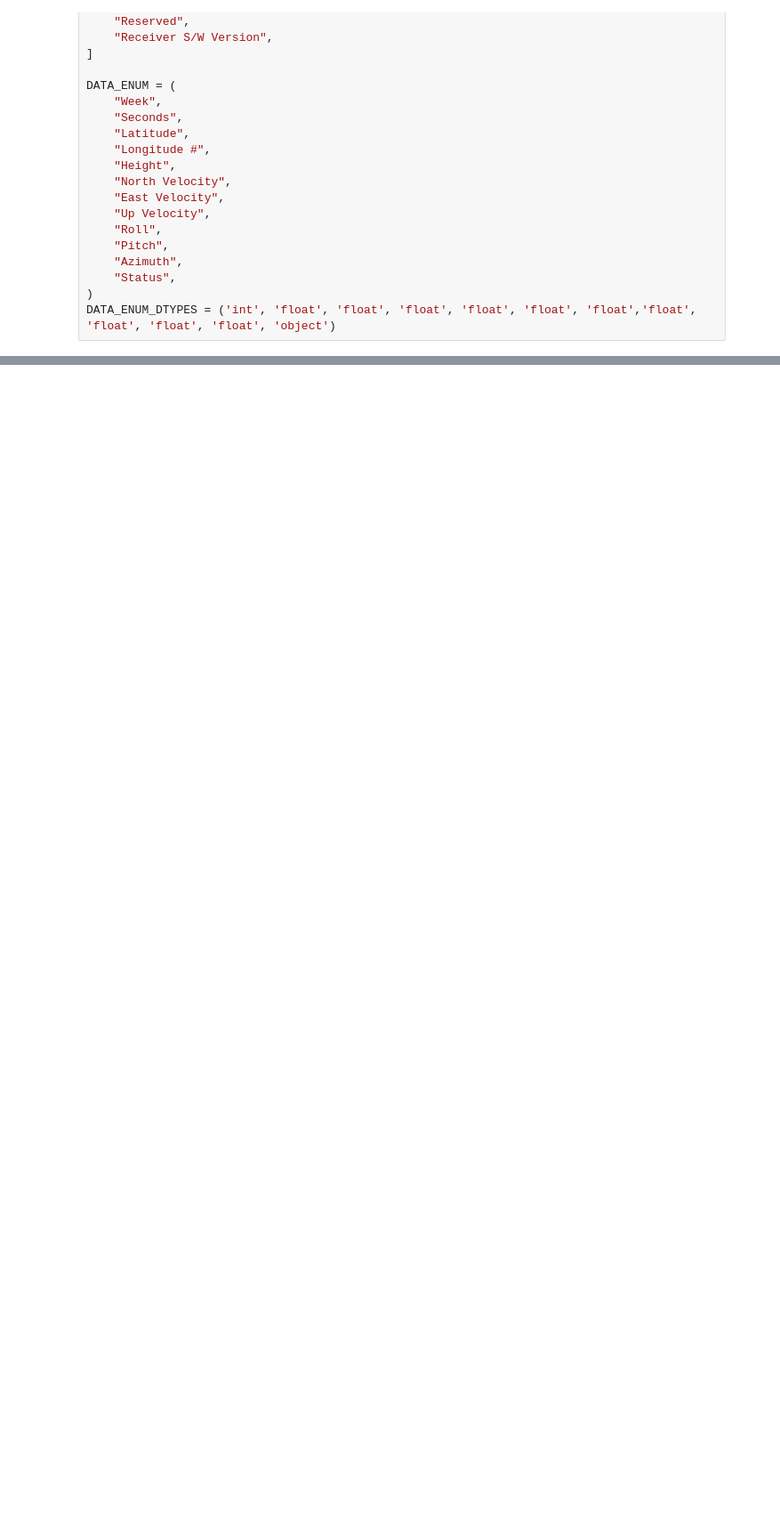
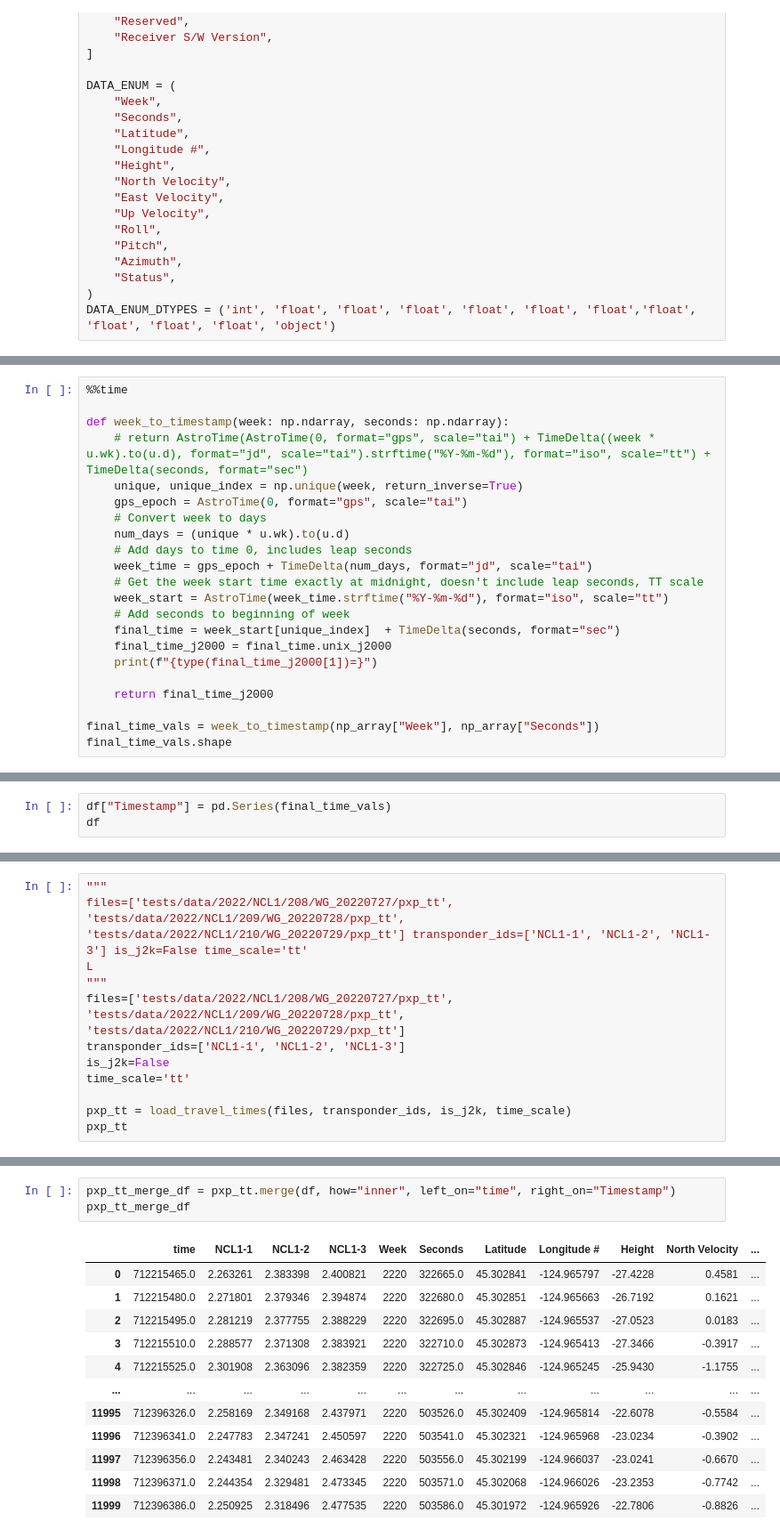
Before and after one commit to seafloor-geodesy/gnatss, a Jupyter notebook: decode_INSVPAA.ipynb, the cells around one changed output, grey strips where cells are left out. Shown at 89% size. Saved outputs shown, nothing was run; the diff lists cells and outputs as text; blank space fills up the shorter version.

```diff
--- a/decode_INSVPAA.ipynb
+++ b/decode_INSVPAA.ipynb
@@ -246,0 +244,22 @@ Wall time: 20.9 s
+# %%
+%%time
+
+def week_to_timestamp(week: np.ndarray, seconds: np.ndarray):
+    # return AstroTime(AstroTime(0, format="gps", scale="tai") + TimeDelta((week * u.wk).to(u.d), format="jd", scale="tai").strftime("%Y-%m-%d"), format="iso", scale="tt") + TimeDelta(seconds, format="sec")
+    unique, unique_index = np.unique(week, return_inverse=True)
+    gps_epoch = AstroTime(0, format="gps", scale="tai")
+    # Convert week to days
+    num_days = (unique * u.wk).to(u.d)
+    # Add days to time 0, includes leap seconds
+    week_time = gps_epoch + TimeDelta(num_days, format="jd", scale="tai")
+    # Get the week start time exactly at midnight, doesn't include leap seconds, TT scale
+    week_start = AstroTime(week_time.strftime("%Y-%m-%d"), format="iso", scale="tt")
+    # Add seconds to beginning of week
+    final_time = week_start[unique_index]  + TimeDelta(seconds, format="sec")
+    final_time_j2000 = final_time.unix_j2000
+    print(f"{type(final_time_j2000[1])=}")
+
+    return final_time_j2000
+
+final_time_vals = week_to_timestamp(np_array["Week"], np_array["Seconds"])
+final_time_vals.shape
@@ -246,0 +290,3 @@ Wall time: 20.9 s
+# %%
+df["Timestamp"] = pd.Series(final_time_vals)
+df
@@ -246,0 +397,12 @@ Wall time: 20.9 s
+# %%
+"""
+files=['tests/data/2022/NCL1/208/WG_20220727/pxp_tt', 'tests/data/2022/NCL1/209/WG_20220728/pxp_tt', 'tests/data/2022/NCL1/210/WG_20220729/pxp_tt'] transponder_ids=['NCL1-1', 'NCL1-2', 'NCL1-3'] is_j2k=False time_scale='tt'
+L
+"""
+files=['tests/data/2022/NCL1/208/WG_20220727/pxp_tt', 'tests/data/2022/NCL1/209/WG_20220728/pxp_tt', 'tests/data/2022/NCL1/210/WG_20220729/pxp_tt']
+transponder_ids=['NCL1-1', 'NCL1-2', 'NCL1-3']
+is_j2k=False
+time_scale='tt'
+
+pxp_tt = load_travel_times(files, transponder_ids, is_j2k, time_scale)
+pxp_tt
@@ -246,0 +423,16 @@ Wall time: 20.9 s
+# %%
+pxp_tt_merge_df = pxp_tt.merge(df, how="inner", left_on="time", right_on="Timestamp")
+pxp_tt_merge_df
+# %% [output]
+|  | time | NCL1-1 | NCL1-2 | NCL1-3 | Week | Seconds | Latitude | Longitude # | Height | North Velocity | ... |
+| 0 | 712215465.0 | 2.263261 | 2.383398 | 2.400821 | 2220 | 322665.0 | 45.302841 | -124.965797 | -27.4228 | 0.4581 | ... |
+| 1 | 712215480.0 | 2.271801 | 2.379346 | 2.394874 | 2220 | 322680.0 | 45.302851 | -124.965663 | -26.7192 | 0.1621 | ... |
+| 2 | 712215495.0 | 2.281219 | 2.377755 | 2.388229 | 2220 | 322695.0 | 45.302887 | -124.965537 | -27.0523 | 0.0183 | ... |
+| 3 | 712215510.0 | 2.288577 | 2.371308 | 2.383921 | 2220 | 322710.0 | 45.302873 | -124.965413 | -27.3466 | -0.3917 | ... |
+| 4 | 712215525.0 | 2.301908 | 2.363096 | 2.382359 | 2220 | 322725.0 | 45.302846 | -124.965245 | -25.9430 | -1.1755 | ... |
+| ... | ... | ... | ... | ... | ... | ... | ... | ... | ... | ... | ... |
+| 11995 | 712396326.0 | 2.258169 | 2.349168 | 2.437971 | 2220 | 503526.0 | 45.302409 | -124.965814 | -22.6078 | -0.5584 | ... |
+| 11996 | 712396341.0 | 2.247783 | 2.347241 | 2.450597 | 2220 | 503541.0 | 45.302321 | -124.965968 | -23.0234 | -0.3902 | ... |
+| 11997 | 712396356.0 | 2.243481 | 2.340243 | 2.463428 | 2220 | 503556.0 | 45.302199 | -124.966037 | -23.0241 | -0.6670 | ... |
+| 11998 | 712396371.0 | 2.244354 | 2.329481 | 2.473345 | 2220 | 503571.0 | 45.302068 | -124.966026 | -23.2353 | -0.7742 | ... |
+| 11999 | 712396386.0 | 2.250925 | 2.318496 | 2.477535 | 2220 | 503586.0 | 45.301972 | -124.965926 | -22.7806 | -0.8826 | ... |
```
Also changed, not shown: parts of 41 cells of this notebook, 1 other file.
